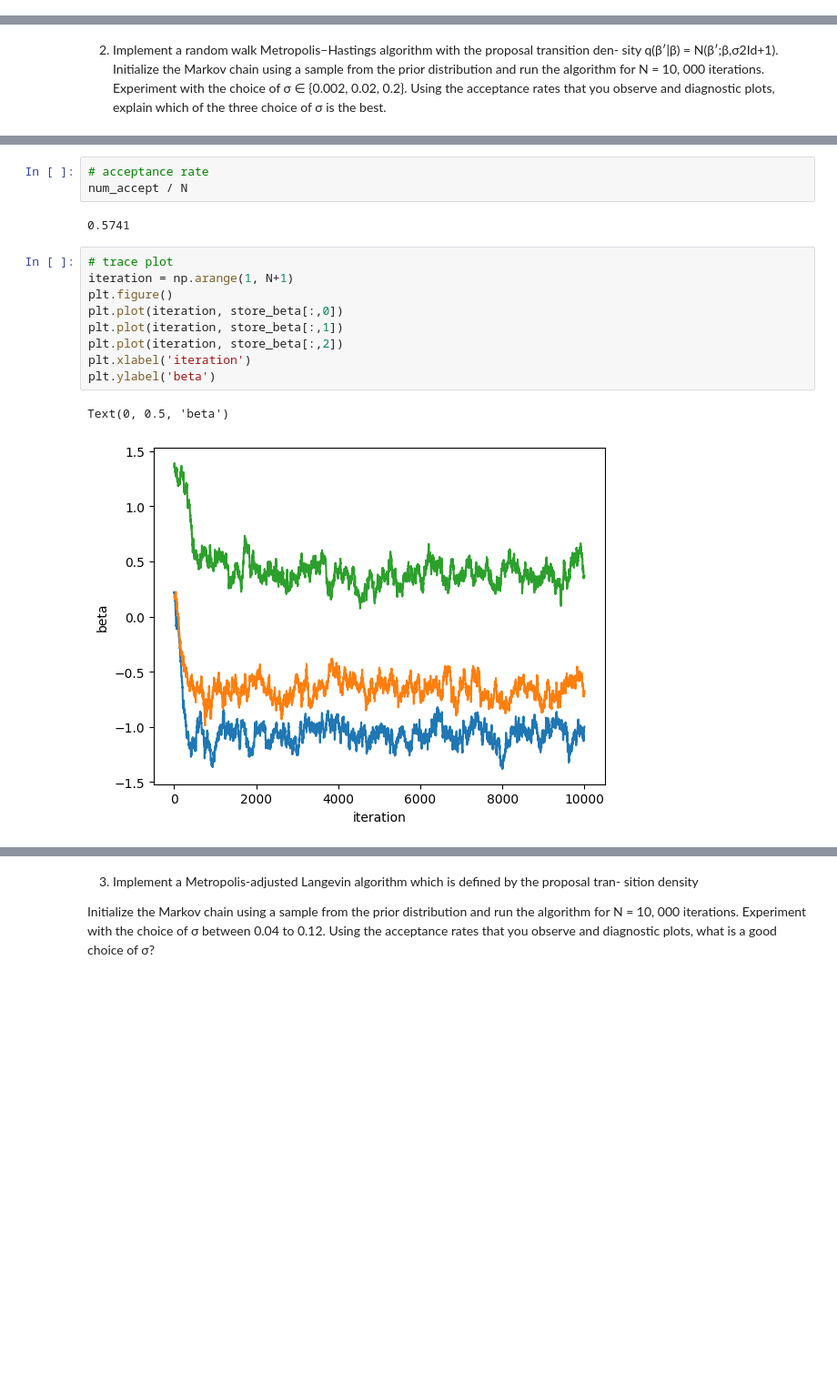
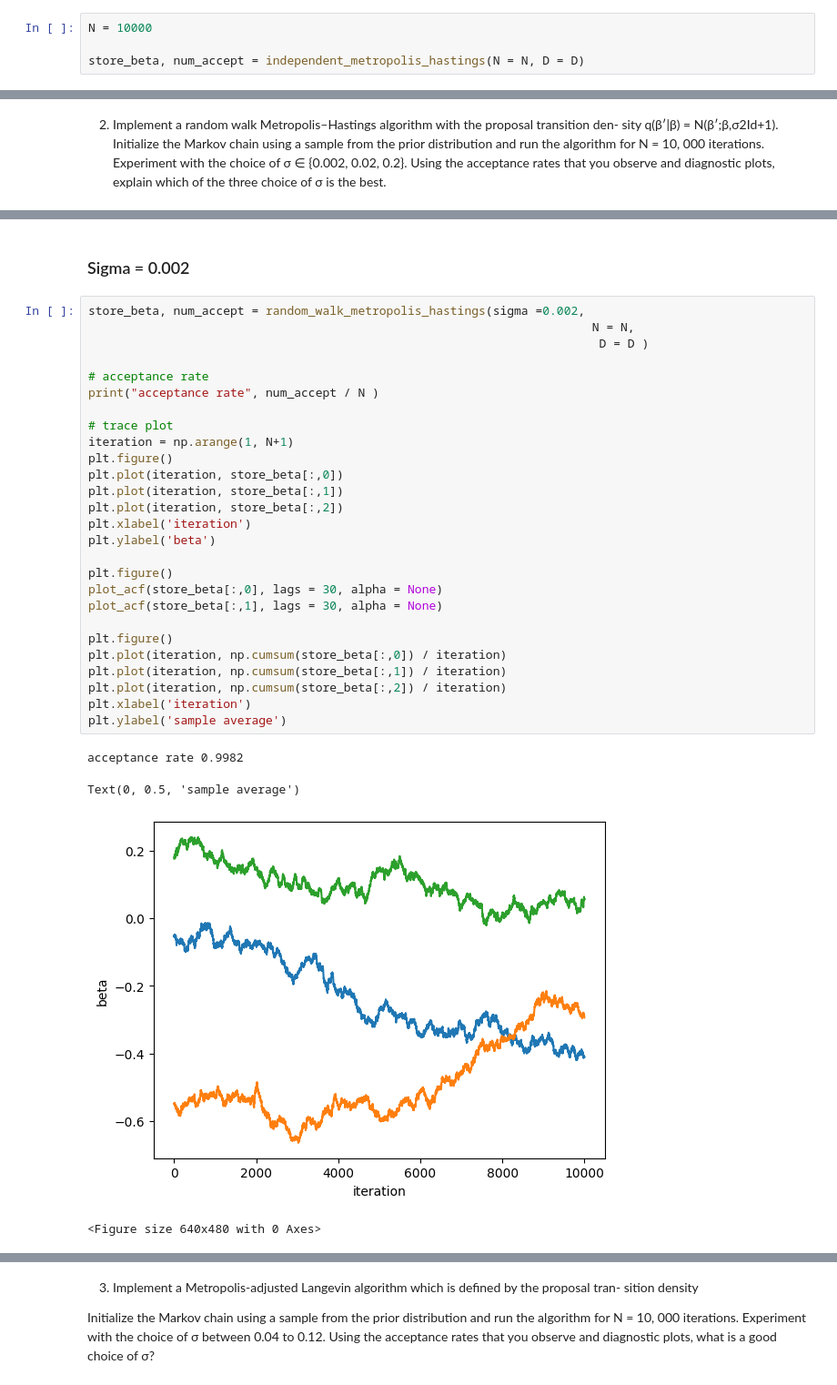
Before and after one commit to omeurer/simulation_based_ESSEC, a Jupyter notebook: project1.ipynb, the cells around one changed output, grey strips where cells are left out. Shown: that part at 91% size. Saved outputs shown, nothing was run; the diff lists cells and outputs as text; blank space fills up the shorter version.

```diff
--- a/project1.ipynb
+++ b/project1.ipynb
@@ -244,3 +247,7 @@ for n in range(N):
+# %%
+N = 10000
+
+store_beta, num_accept = independent_metropolis_hastings(N = N, D = D)
 # %%
 # acceptance rate
 num_accept / N
@@ -306,17 +314,34 @@ for n in range(N):
-# %%
-# acceptance rate
-num_accept / N
-# %% [output]
-0.5741
+# %% [markdown]
+### Sigma = 0.002
 # %%
+store_beta, num_accept = random_walk_metropolis_hastings(sigma =0.002,
+                                                                       N = N,
+                                                                        D = D )
+
+# acceptance rate
+print("acceptance rate", num_accept / N )
+
 # trace plot
 iteration = np.arange(1, N+1)
 plt.figure()
 plt.plot(iteration, store_beta[:,0])
 plt.plot(iteration, store_beta[:,1])
 plt.plot(iteration, store_beta[:,2])
 plt.xlabel('iteration')
 plt.ylabel('beta')
+
+plt.figure()
+plot_acf(store_beta[:,0], lags = 30, alpha = None)
+plot_acf(store_beta[:,1], lags = 30, alpha = None)
+
+plt.figure()
+plt.plot(iteration, np.cumsum(store_beta[:,0]) / iteration)
+plt.plot(iteration, np.cumsum(store_beta[:,1]) / iteration)
+plt.plot(iteration, np.cumsum(store_beta[:,2]) / iteration)
+plt.xlabel('iteration')
+plt.ylabel('sample average')
 # %% [output]
-Text(0, 0.5, 'beta')
+acceptance rate 0.9982
+Text(0, 0.5, 'sample average')
-[figure, old version]
+[figure, new version]
+<Figure size 640x480 with 0 Axes>
```
Also changed, not shown: parts of 18 cells of this notebook.
